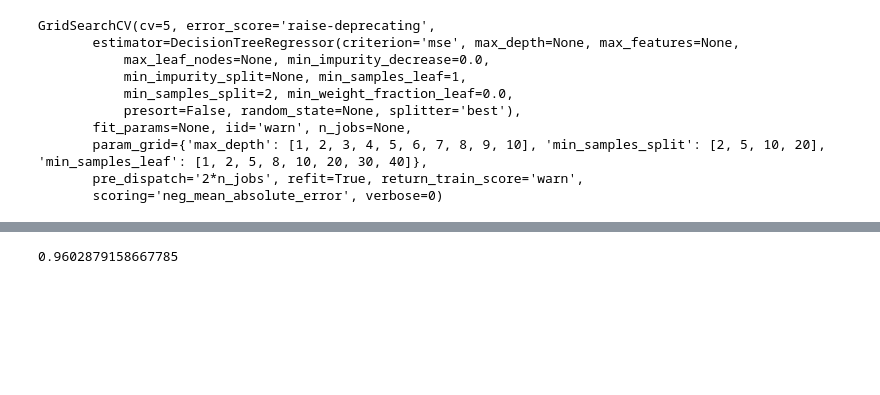
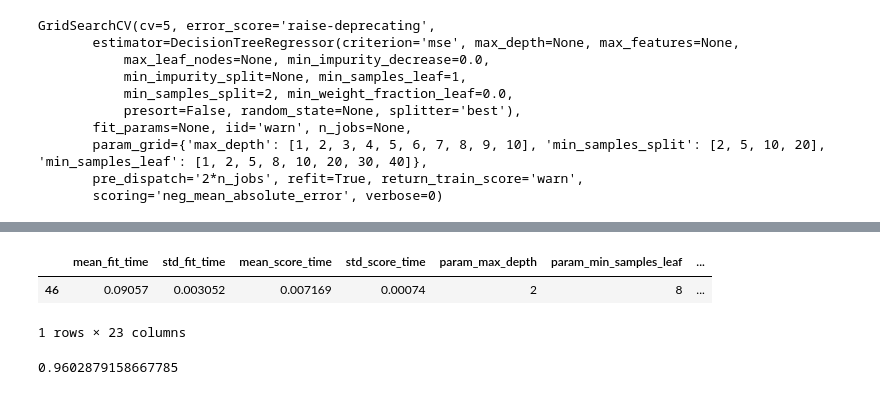
Before and after one commit to john-coletta/fall3orange3, a Jupyter notebook: machine-learning.ipynb, the cells around one changed output, grey strips where cells are left out. Cells and saved outputs as stored; diff of their text form; code cells hidden in the pictures; blank space fills up the shorter version.

```diff
--- a/machine-learning.ipynb
+++ b/machine-learning.ipynb
@@ -151,3 +151,9 @@ base_score - (-1 * grid_df['mean_test_score'].max())
+# %%
+grid_df[grid_df['mean_test_score']==grid_df['mean_test_score'].max()]
+# %% [output]
+|  | mean_fit_time | std_fit_time | mean_score_time | std_score_time | param_max_depth | param_min_samples_leaf | ... |
+| 46 | 0.09057 | 0.003052 | 0.007169 | 0.00074 | 2 | 8 | ... |
+1 rows × 23 columns
 # %%
 from sklearn.ensemble import RandomForestRegressor
 # %%
```
Also changed, not shown: parts of 7 cells of this notebook.
